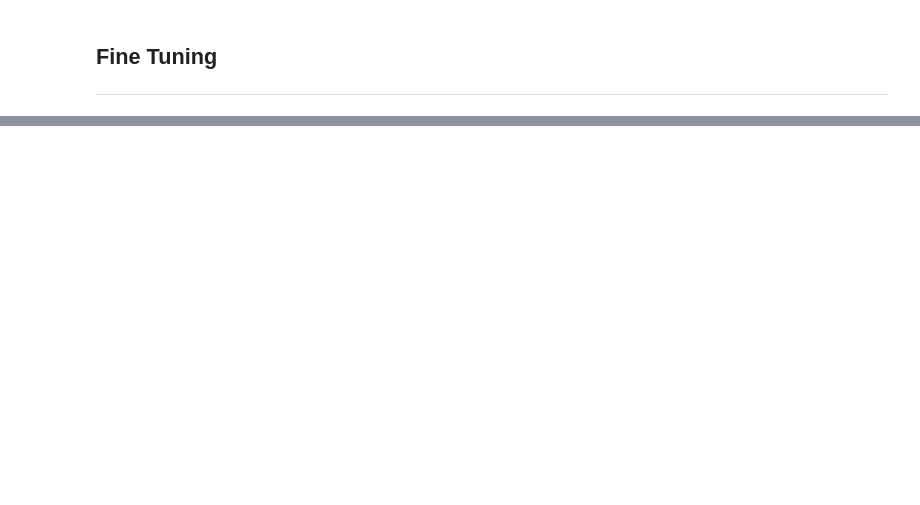
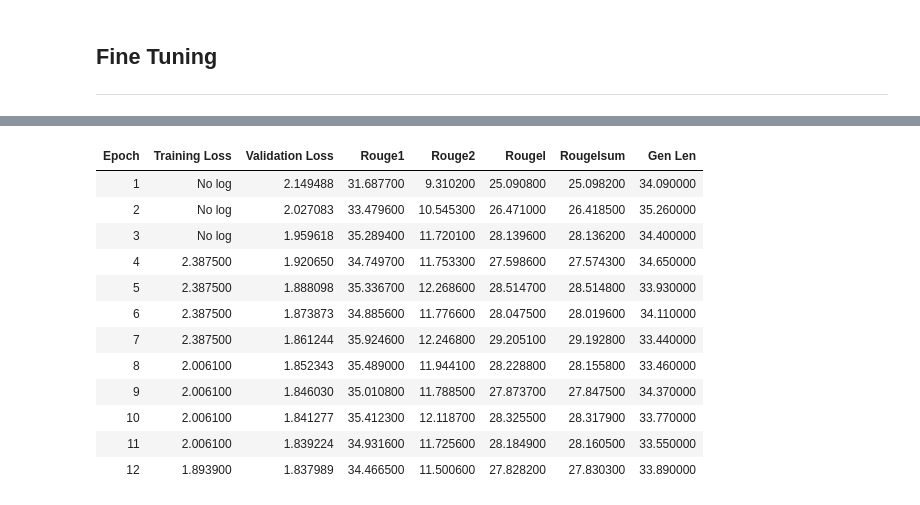
Before and after one commit to CupNoodlez/EcoDigest, a Jupyter notebook: summarize_flan.ipynb, the cells around one changed output, grey strips where cells are left out. Saved outputs shown, nothing was run; the diff lists cells and outputs as text; code cells hidden in the pictures; blank space fills up the shorter version.

```diff
--- a/summarize_flan.ipynb
+++ b/summarize_flan.ipynb
@@ -244,0 +121,15 @@ Mixed emotions surround global warming, but a majority of social media users are
+# %%
+# TOKENIZATION
+tokenizer = AutoTokenizer.from_pretrained(MODEL_CHECKPOINT)
+
+def preprocess_function(examples):
+    inputs = examples["input_text"]
+    targets = examples["target_text"]
+
+    model_inputs = tokenizer(inputs, max_length=MAX_INPUT_LENGTH, truncation=True)
+    labels = tokenizer(targets, max_length=MAX_TARGET_LENGTH, truncation=True)
+    model_inputs["labels"] = labels["input_ids"]
+    return model_inputs
+
+print("Tokenizing data...")
+tokenized_datasets = dataset.map(preprocess_function, batched=True)
@@ -244,0 +166,64 @@ Mixed emotions surround global warming, but a majority of social media users are
+# %%
+import gc
+import torch
+import warnings
+import os
+from transformers import AutoModelForSeq2SeqLM, Seq2SeqTrainingArguments, Seq2SeqTrainer, DataCollatorForSeq2Seq
+
+# --- CLEANUP PREVIOUS MEMORY ---
+if 'model' in globals(): del model
+torch.cuda.empty_cache()
+gc.collect()
+
+warnings.filterwarnings("ignore")
+os.environ["PYTHONWARNINGS"] = "ignore"
+MODEL_CHECKPOINT = "google/flan-t5-base"
+
+model = AutoModelForSeq2SeqLM.from_pretrained(MODEL_CHECKPOINT)
+
+# --- TRAINING ARGUMENTS ---
+args = Seq2SeqTrainingArguments(
+    output_dir="./flan-t5-thesis-model",
+    eval_strategy="epoch",
+    save_strategy="epoch",
+    learning_rate=5e-5,
+
+    # 2x GPUs allows us to keep this batch size (split 16 per GPU)
+    per_device_train_batch_size=16,
+    per_device_eval_batch_size=16,
+
+    weight_decay=0.01,
+    save_total_limit=3,
+    num_train_epochs=12,
+    predict_with_generate=True,
+    generation_max_length=128,
+    fp16=False,
+    logging_dir="./logs",
+    logging_steps=100,
+    load_best_model_at_end=True,
+    report_to="none"
+)
+
+# --- TRAINER ---
+trainer = Seq2SeqTrainer(
+    model=model,
+    args=args,
+    train_dataset=tokenized_datasets["train"],
+    eval_dataset=tokenized_datasets["validation"],
+    data_collator=DataCollatorForSeq2Seq(tokenizer, model=model),
+    tokenizer=tokenizer,
+    compute_metrics=compute_metrics,
+)
+
+print(f"Using {torch.cuda.device_count()} GPUs for training.")
+trainer.train()
+
+# SAVE THE MODEL
+import os
+save_path = "/kaggle/working/final_thesis_model"
+if not os.path.exists(save_path):
+    os.makedirs(save_path)
+model.save_pretrained(save_path)
+tokenizer.save_pretrained(save_path)
+print(f"Model saved successfully to {save_path}")
+# %% [output]
@@ -244,0 +232,13 @@ Mixed emotions surround global warming, but a majority of social media users are
+| Epoch | Training Loss | Validation Loss | Rouge1 | Rouge2 | Rougel | Rougelsum | Gen Len |
+| 1 | No log | 2.149488 | 31.687700 | 9.310200 | 25.090800 | 25.098200 | 34.090000 |
+| 2 | No log | 2.027083 | 33.479600 | 10.545300 | 26.471000 | 26.418500 | 35.260000 |
+| 3 | No log | 1.959618 | 35.289400 | 11.720100 | 28.139600 | 28.136200 | 34.400000 |
+| 4 | 2.387500 | 1.920650 | 34.749700 | 11.753300 | 27.598600 | 27.574300 | 34.650000 |
+| 5 | 2.387500 | 1.888098 | 35.336700 | 12.268600 | 28.514700 | 28.514800 | 33.930000 |
+| 6 | 2.387500 | 1.873873 | 34.885600 | 11.776600 | 28.047500 | 28.019600 | 34.110000 |
+| 7 | 2.387500 | 1.861244 | 35.924600 | 12.246800 | 29.205100 | 29.192800 | 33.440000 |
+| 8 | 2.006100 | 1.852343 | 35.489000 | 11.944100 | 28.228800 | 28.155800 | 33.460000 |
+| 9 | 2.006100 | 1.846030 | 35.010800 | 11.788500 | 27.873700 | 27.847500 | 34.370000 |
+| 10 | 2.006100 | 1.841277 | 35.412300 | 12.118700 | 28.325500 | 28.317900 | 33.770000 |
+| 11 | 2.006100 | 1.839224 | 34.931600 | 11.725600 | 28.184900 | 28.160500 | 33.550000 |
+| 12 | 1.893900 | 1.837989 | 34.466500 | 11.500600 | 27.828200 | 27.830300 | 33.890000 |
```
Also changed, not shown: parts of 26 cells of this notebook, 26 other files.
